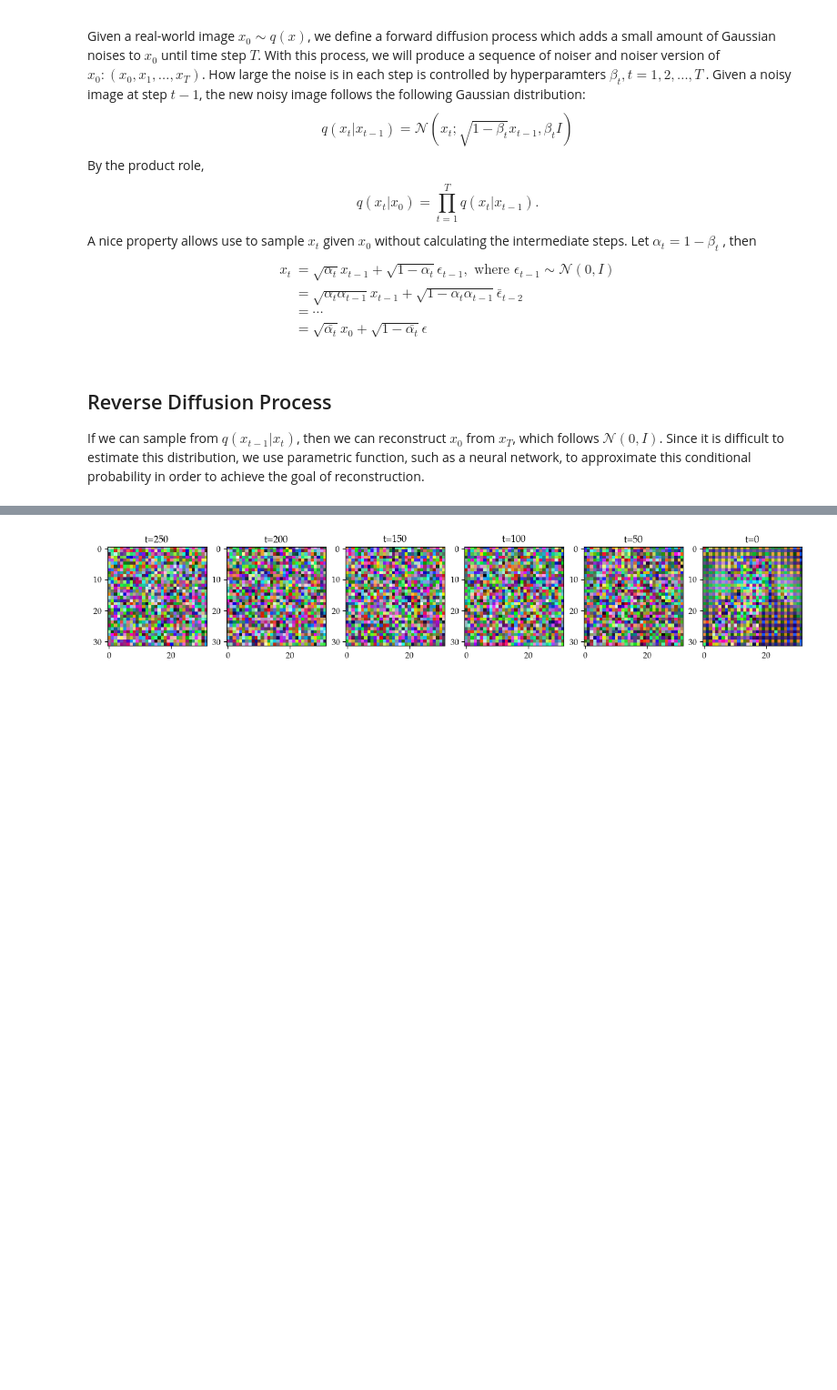
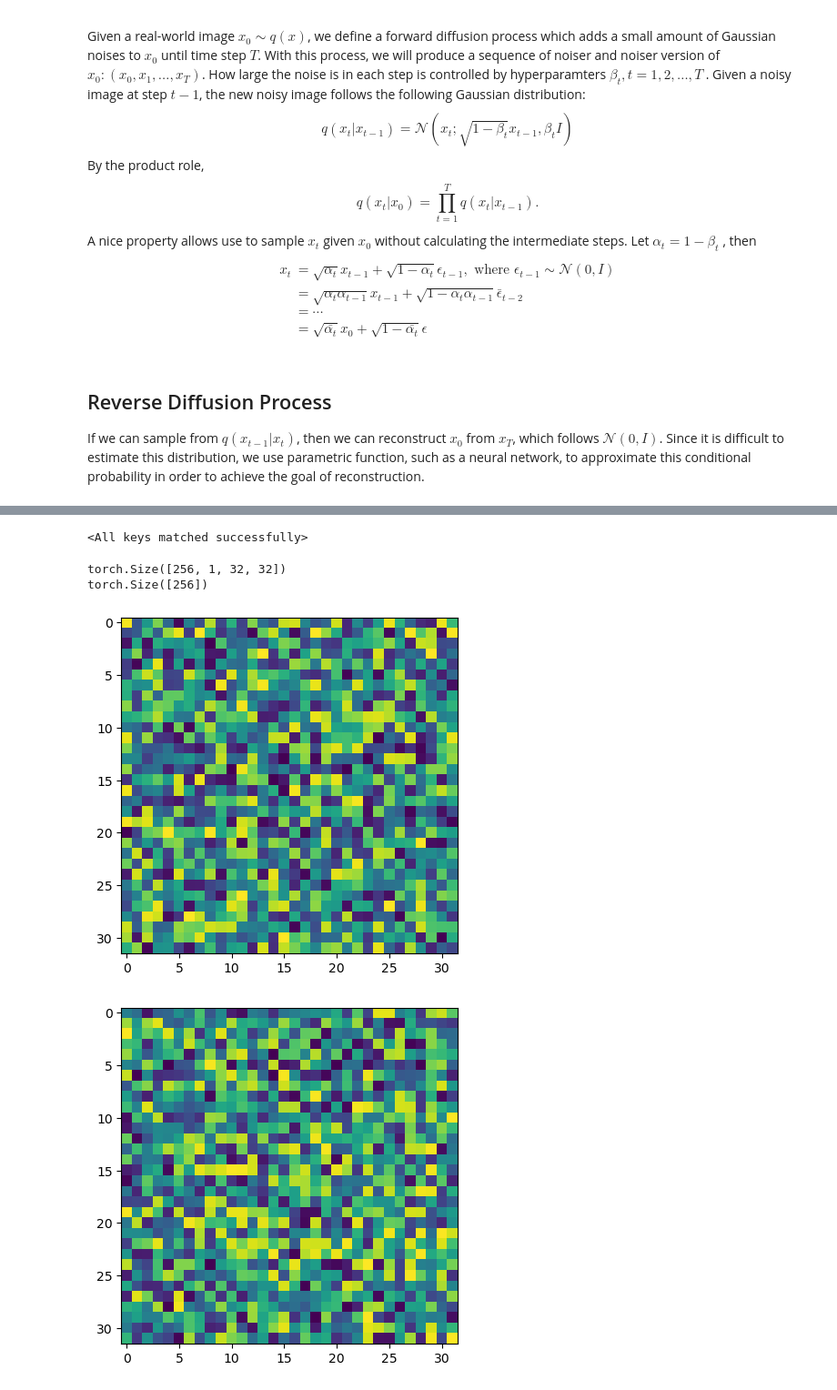
Before and after one commit to kitkatdafu/uncertainty-awared-diffusion, a Jupyter notebook: sd.ipynb, the cells around one changed output, grey strips where cells are left out. Shown: that part at 91% size. Saved outputs shown, nothing was run; the diff lists cells and outputs as text; code cells hidden in the pictures; blank space fills up the shorter version.

```diff
--- a/sd.ipynb
+++ b/sd.ipynb
@@ -182,8 +190,0 @@ for i in reversed(range(diffusion_model.timesteps)):
-# %%
-fig, ax = plt.subplots(1, len(samples), figsize=(15, 15))
-for i in range(len(samples)):
-    ax[i].imshow(samples[i][0])
-    ax[i].set_title(f"t={samples[i][1]}")
-plt.show()
-# %% [output]
-[figure, removed]
@@ -189,0 +238,27 @@ plt.show()
+# %%
+unet = UNet(labels=True, img_channels=1).to(device)
+unet.load_state_dict(torch.load('weights/epoch: 80'))
+# %% [output]
+<All keys matched successfully>
+# %%
+for x, y in trainloader:
+    print(x.size())
+    print(y.size())
+    break
+# %% [output]
+torch.Size([256, 1, 32, 32])
+torch.Size([256])
+# %%
+diffusion_model = DiffusionModel()
+with torch.no_grad():
+    samples = []
+    image = torch.randn((1, 1, 32, 32)).to(device)
+    labels = torch.tensor([3]).float().to(device)
+    for i in reversed(range(diffusion_model.timesteps)):
+        image = diffusion_model.backward(image, torch.full((1, ), i, dtype=torch.long, device=device), unet.eval(), labels=labels)
+        if i % 50 == 0:
+            plt.imshow(reverse_transform(image[0].cpu()))
+            plt.show()
+# %% [output]
+[figure, added]
+[figure, added]
```
Also changed, not shown: parts of 12 cells of this notebook.
